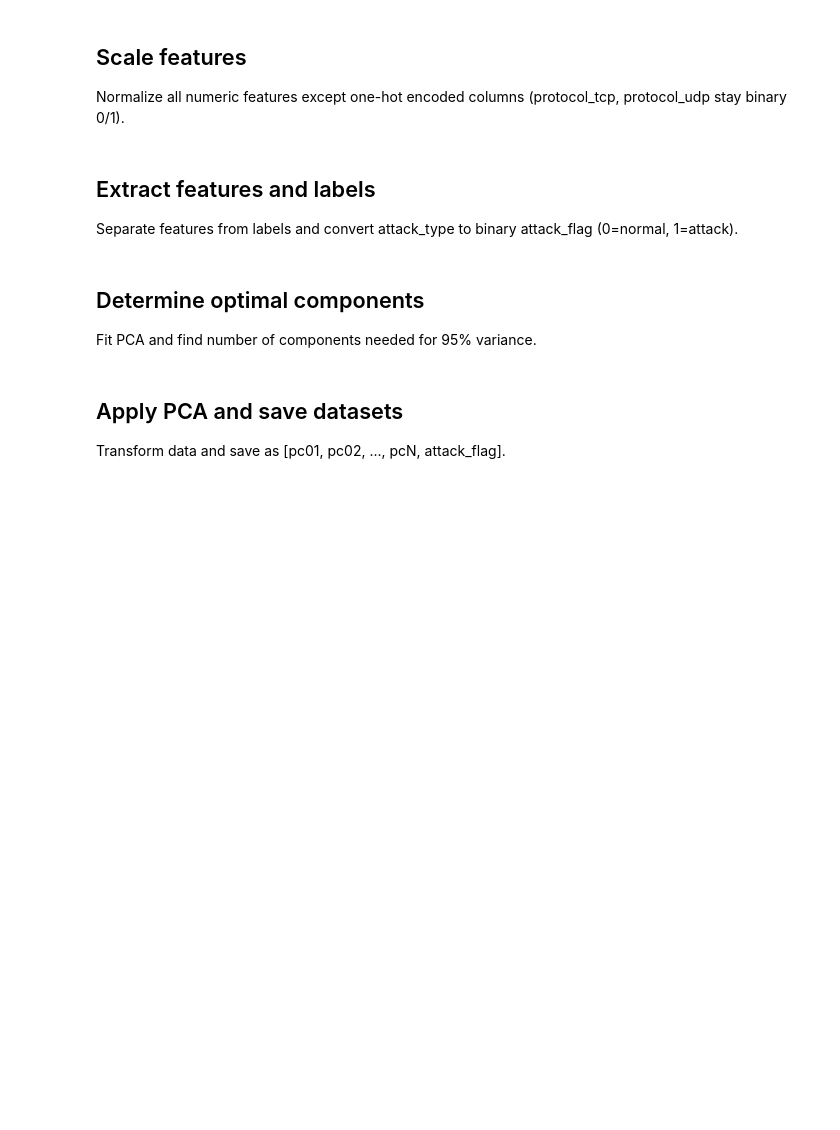
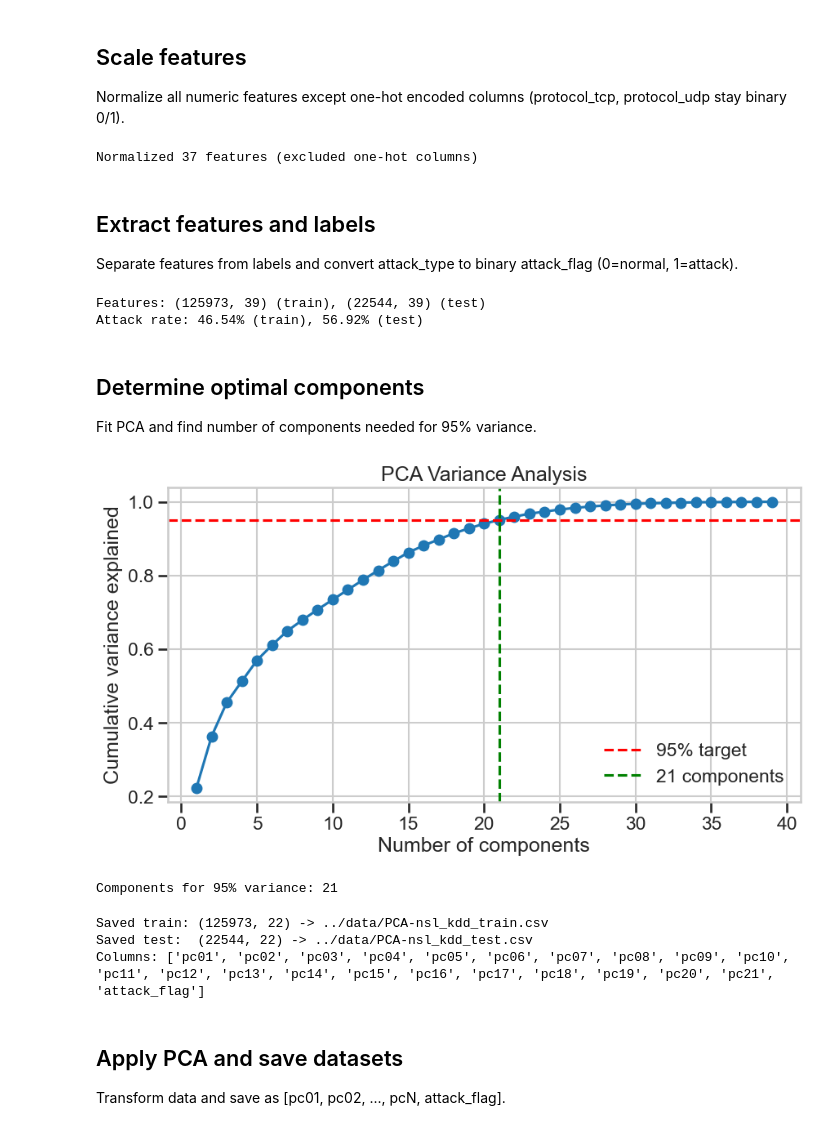
Before and after one commit to mjallen729/Anomaly-Detection-NetTraffic, a Jupyter notebook: notebooks/pca.ipynb, the cells around one changed output. Cells and saved outputs as stored; diff of their text form; code cells hidden in the pictures; blank space fills up the shorter version.

```diff
--- a/notebooks/pca.ipynb
+++ b/notebooks/pca.ipynb
@@ -37,13 +45,17 @@ Normalize all numeric features except one-hot encoded columns (protocol_tcp, pro
 # Exclude one-hot columns from normalization (keep as binary 0/1)
 onehot_cols = ['protocol_tcp', 'protocol_udp']
 all_numeric = train_df.select_dtypes(include=[np.number]).columns.tolist()
-features_to_scale = [col for col in all_numeric if col not in onehot_cols and col != 'attack_type']
+features_to_scale = [
+  col for col in all_numeric if col not in onehot_cols and col != 'attack_type'
+]
 
 # Fit scaler on training data
 scaler = StandardScaler()
 train_df[features_to_scale] = scaler.fit_transform(train_df[features_to_scale])
 test_df[features_to_scale] = scaler.transform(test_df[features_to_scale])
 
-print(f"Normalized {len(features_to_scale)} features (excluded one-hot columns)")
+print(f'Normalized {len(features_to_scale)} features (excluded one-hot columns)')
+# %% [output]
+Normalized 37 features (excluded one-hot columns)
 # %% [markdown]
 ## Extract features and labels
@@ -59,5 +72,8 @@ y_test = (test_df['attack_type'] != 'normal').astype(int)
 
 print(f'Features: {X_train.shape} (train), {X_test.shape} (test)')
 print(f'Attack rate: {y_train.mean():.2%} (train), {y_test.mean():.2%} (test)')
+# %% [output]
+Features: (125973, 39) (train), (22544, 39) (test)
+Attack rate: 46.54% (train), 56.92% (test)
 # %% [markdown]
 ## Determine optimal components
@@ -65,33 +82,40 @@ Fit PCA and find number of components needed for 95% variance.
 # %%
 # Fit full PCA and compute cumulative variance
 pca_full = PCA().fit(X_train)
 cum_var = np.cumsum(pca_full.explained_variance_ratio_)
 n_components_95 = int(np.argmax(cum_var >= 0.95) + 1)
 
 # Plot variance curve
 fig, ax = plt.subplots(figsize=(10, 5))
 ax.plot(range(1, len(cum_var) + 1), cum_var, marker='o')
 ax.axhline(0.95, color='r', linestyle='--', label='95% target')
-ax.axvline(n_components_95, color='g', linestyle='--', label=f'{n_components_95} components')
+ax.axvline(
+  n_components_95, color='g', linestyle='--', label=f'{n_components_95} components'
+)
 ax.set_xlabel('Number of components')
 ax.set_ylabel('Cumulative variance explained')
 ax.set_title('PCA Variance Analysis')
 ax.legend()
 plt.show()
 
 print(f'Components for 95% variance: {n_components_95}')
+# %% [output]
+[figure, added]
+Components for 95% variance: 21
 # %%
 # Fit PCA with optimal components and transform both datasets
 pca = PCA(n_components=n_components_95, random_state=RANDOM_STATE)
 X_train_pca = pca.fit_transform(X_train)
 X_test_pca = pca.transform(X_test)
 
+
 # Helper function to create PCA dataframe with attack_flag
 def create_pca_df(X_pca, y):
-    cols = [f'pc{i:02d}' for i in range(1, X_pca.shape[1] + 1)]
-    df = pd.DataFrame(X_pca, columns=cols)
-    df['attack_flag'] = y.to_numpy()
-    return df
+  cols = [f'pc{i:02d}' for i in range(1, X_pca.shape[1] + 1)]
+  df = pd.DataFrame(X_pca, columns=cols)
+  df['attack_flag'] = y.to_numpy()
+  return df
+
 
 # Create and save dataframes
 train_pca_df = create_pca_df(X_train_pca, y_train)
@@ -103,5 +127,9 @@ test_pca_df.to_csv(DATA_DIR / 'PCA-nsl_kdd_test.csv', index=False)
 print(f'Saved train: {train_pca_df.shape} -> {DATA_DIR / "PCA-nsl_kdd_train.csv"}')
 print(f'Saved test:  {test_pca_df.shape} -> {DATA_DIR / "PCA-nsl_kdd_test.csv"}')
 print(f'Columns: {list(train_pca_df.columns)}')
+# %% [output]
+Saved train: (125973, 22) -> ../data/PCA-nsl_kdd_train.csv
+Saved test:  (22544, 22) -> ../data/PCA-nsl_kdd_test.csv
+Columns: ['pc01', 'pc02', 'pc03', 'pc04', 'pc05', 'pc06', 'pc07', 'pc08', 'pc09', 'pc10', 'pc11', 'pc12', 'pc13', 'pc14', 'pc15', 'pc16', 'pc17', 'pc18', 'pc19', 'pc20', 'pc21', 'attack_flag']
 # %% [markdown]
 ## Apply PCA and save datasets
```
Also changed, not shown: parts of 1 cell of this notebook, 1 other file.
